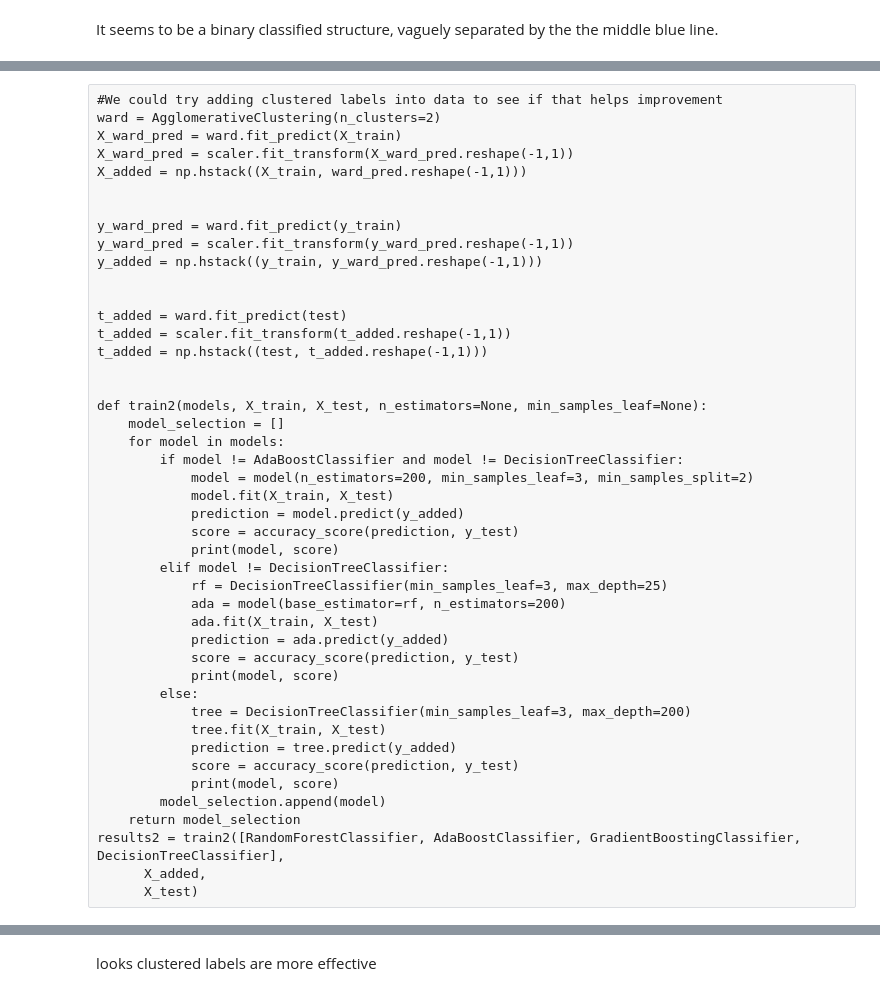
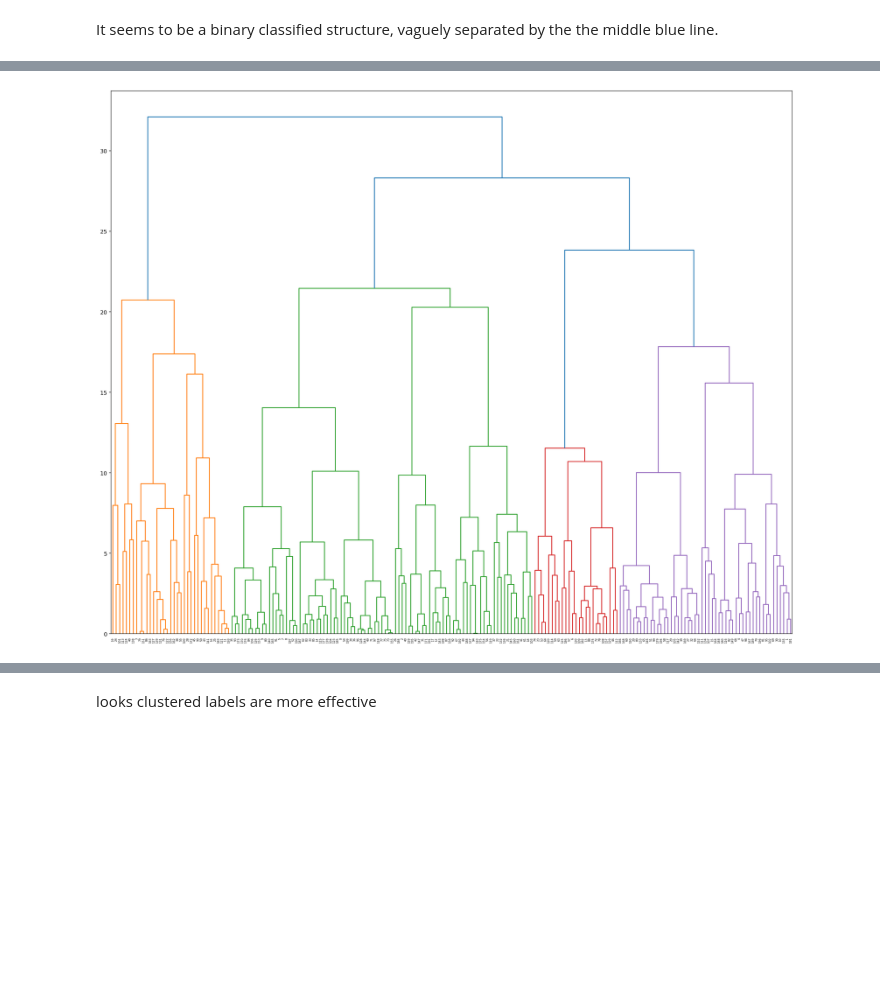
Before and after one commit to ZhangLockerberg/Kaggle, a Jupyter notebook: Simple Models.ipynb, the cells around one changed output, grey strips where cells are left out. Saved outputs shown, nothing was run; the diff lists cells and outputs as text; code cells hidden in the pictures; blank space fills up the shorter version.

```diff
--- a/Simple Models.ipynb
+++ b/Simple Models.ipynb
@@ -64,16 +64,3 @@ data.describe(include='all')
 | 50% | NaN | NaN | NaN | NaN | NaN | 27.000000 | NaN | 0.000000 | 0.000000 | ... |
 | 75% | NaN | NaN | NaN | NaN | NaN | 38.000000 | NaN | 47.000000 | 76.000000 | ... |
 | max | NaN | NaN | NaN | NaN | NaN | 79.000000 | NaN | 14327.000000 | 29813.000000 | ... |
-# %%
-plt.figure(figsize=(15,15))
-threshold = 0.00
-sns.set_style('whitegrid', {'axes.facecolor': "0"})
-df_cluster2 = data.corr()
-mask = df_cluster2.where((abs(df_cluster2) >= threshold)).isna()
-plot_kws={"s": 1}
-sns.heatmap(df_cluster2,
-            cmap='RdYlBu',
-            annot=True,
-            mask=mask,
-            linewidths=0.2,
-            linecolor='lightgrey').set_facecolor('white')
@@ -340,11 +349,11 @@ Index(['PassengerId', 'HomePlanet', 'CryoSleep', 'Cabin', 'Destination', 'Age',
 #get necessary columns
 labels = data.Transported
 data = data[['HomePlanet', 'CryoSleep', 'Destination', 'Age','Consumption',
-       'RoomService', 'FoodCourt', 'ShoppingMall', 'Spa', 'VRDeck',
+       'RoomService', 'FoodCourt', 'ShoppingMall', 'Spa', 'VRDeck','TotalSpended',
         'A', 'B', 'C']]
 
 test = test[['HomePlanet', 'CryoSleep', 'Destination', 'Age','Consumption',
-       'RoomService', 'FoodCourt', 'ShoppingMall', 'Spa', 'VRDeck',
+       'RoomService', 'FoodCourt', 'ShoppingMall', 'Spa', 'VRDeck', 'TotalSpended',
         'A', 'B', 'C']]
 # %%
 #view data
@@ -518,45 +440,12 @@ results = train([RandomForestClassifier, AdaBoostClassifier, GradientBoostingCla
-# %% [raw]
-#We could try adding clustered labels into data to see if that helps improvement
-ward = AgglomerativeClustering(n_clusters=2)
-X_ward_pred = ward.fit_predict(X_train)
-X_ward_pred = scaler.fit_transform(X_ward_pred.reshape(-1,1))
-X_added = np.hstack((X_train, ward_pred.reshape(-1,1)))
-
-
-y_ward_pred = ward.fit_predict(y_train)
-y_ward_pred = scaler.fit_transform(y_ward_pred.reshape(-1,1))
-y_added = np.hstack((y_train, y_ward_pred.reshape(-1,1)))
-
-
-t_added = ward.fit_predict(test)
-t_added = scaler.fit_transform(t_added.reshape(-1,1))
-t_added = np.hstack((test, t_added.reshape(-1,1)))
-
-
-def train2(models, X_train, X_test, n_estimators=None, min_samples_leaf=None):
-    model_selection = []
-    for model in models:
-        if model != AdaBoostClassifier and model != DecisionTreeClassifier:
-            model = model(n_estimators=200, min_samples_leaf=3, min_samples_split=2)
-            model.fit(X_train, X_test)
-            prediction = model.predict(y_added)
-            score = accuracy_score(prediction, y_test)
-            print(model, score)
-        elif model != DecisionTreeClassifier:
-            rf = DecisionTreeClassifier(min_samples_leaf=3, max_depth=25)
-            ada = model(base_estimator=rf, n_estimators=200)
-            ada.fit(X_train, X_test)
-            prediction = ada.predict(y_added)
-            score = accuracy_score(prediction, y_test)
-            print(model, score)
-        else:
-            tree = DecisionTreeClassifier(min_samples_leaf=3, max_depth=200)
-            tree.fit(X_train, X_test)
-            prediction = tree.predict(y_added)
-            score = accuracy_score(prediction, y_test)
-            print(model, score)
-        model_selection.append(model)
-    return model_selection
-results2 = train2([RandomForestClassifier, AdaBoostClassifier, GradientBoostingClassifier, DecisionTreeClassifier],
-      X_added,
-      X_test)
+# %%
+#using hierachical clustering to understand data
+from scipy.cluster.hierarchy import linkage, dendrogram
+import matplotlib.pyplot as plt
+
+plt.figure(figsize=(22, 18))
+linkage_type = 'ward'
+linkage_matrix = linkage(X_train[:200, :], linkage_type)
+dendrogram(linkage_matrix)
+plt.show()
+# %% [output]
+[figure, added]
```
Also changed, not shown: parts of 48 cells of this notebook, 2 other files.
